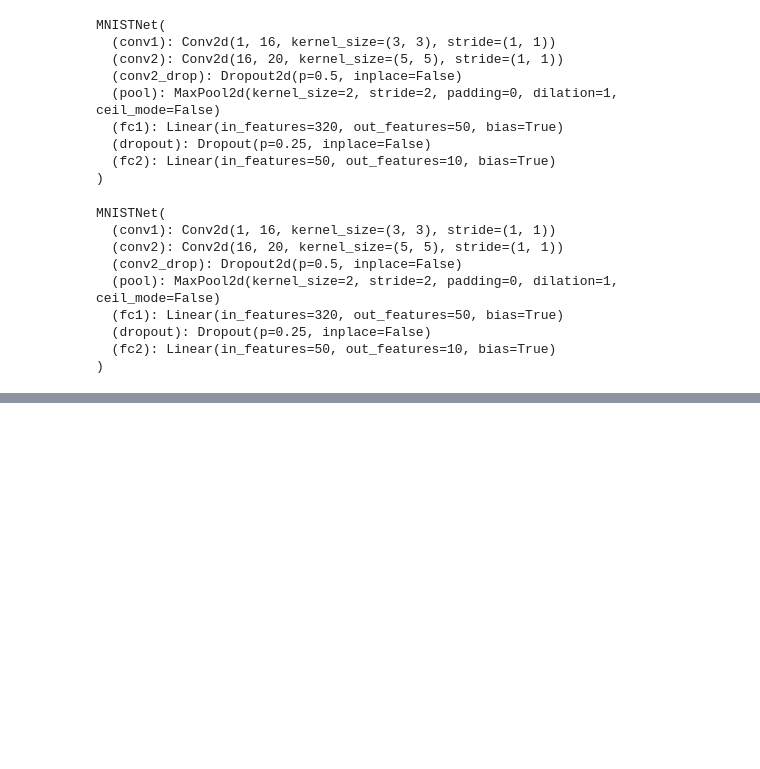
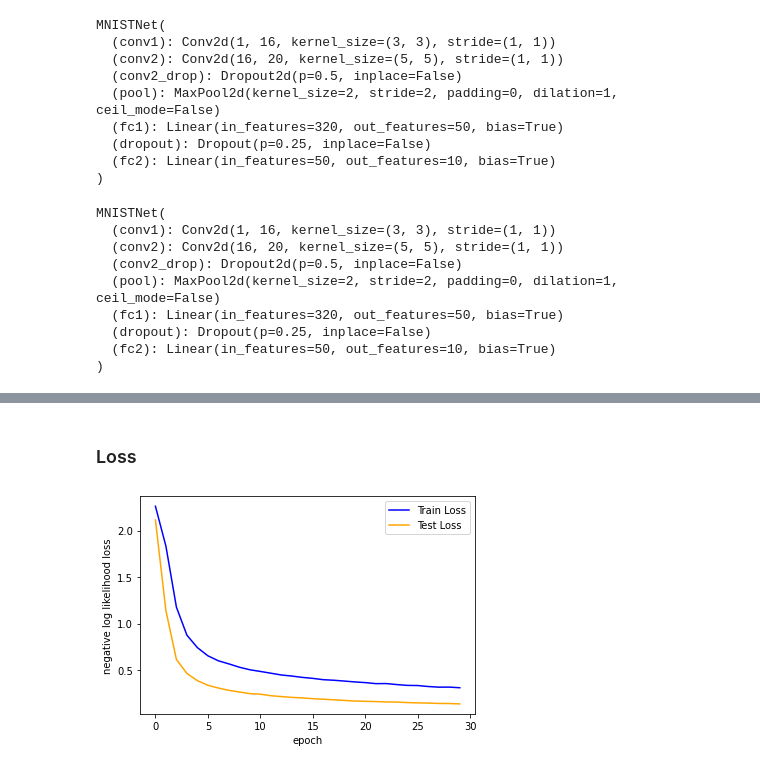
Before and after one commit to G94/melanoma_detection, a Jupyter notebook: MNIST_Training.ipynb, the cells around one changed output, grey strips where cells are left out. Drawn from its saved outputs; the diff is of its cells as text; code cells hidden in the pictures; blank space fills up the shorter version.

Commit message:
update show predictions

```diff
--- a/MNIST_Training.ipynb
+++ b/MNIST_Training.ipynb
@@ -201,6 +191,9 @@ n_epochs = 30
 valid_loss_min = np.Inf # track change in validation loss
 train_history = []
 valid_history = []
+
+
+
 for epoch in range(1, n_epochs+1):
 
     # keep track of training and validation loss
@@ -213,6 +206,7 @@ for epoch in range(1, n_epochs+1):
     model.train()
     correct_train = 0
     correct_valid = 0
+
     for data, target in train_loader:
         # move tensors to GPU if CUDA is available
         if train_on_gpu:
@@ -238,7 +232,7 @@ for epoch in range(1, n_epochs+1):
     # validate the model #
     ######################
     model.eval()
-    for data, target in test_loader:
+    for data, target in valid_loader:
         # move tensors to GPU if CUDA is available
         if train_on_gpu:
             data, target = data.cuda(), target.cuda()
@@ -254,13 +248,16 @@ for epoch in range(1, n_epochs+1):
 
     # calculate average losses
     train_loss = train_loss/len(train_loader.sampler)
-    valid_loss = valid_loss/len(test_loader.sampler)
+    valid_loss = valid_loss/len(valid_loader.sampler)
 
-    train_history.append(train_loss)
-    valid_history.append(valid_loss)
+    # calculate the accuracy
+    accuracy_train = 100. * correct_train / len(train_loader.sampler)
+    accuracy_valid = 100. * correct_valid/ len(valid_loader.sampler)
 
-    accuracy_train = 100. * correct_train / len(train_loader.dataset)
-    accuracy_valid = 100. * correct_valid/ len(test_loader.dataset)
-    print('Epoch: {} \tTraining Loss - Accuracy: {:.6f}, {:.6f} \tValidation Loss -  Accuracy: {:.6f}, {:.6f}'.format(
+    train_history.append([train_loss, accuracy_train])
+    valid_history.append([valid_loss, accuracy_valid])
+
+
+    print('Epoch: {} \tTraining Loss {:.6f} - Accuracy:  {:.6f} \tValidation Loss {:.6f} -  Accuracy: {:.6f}'.format(
         epoch, train_loss, accuracy_train,  valid_loss, accuracy_valid))
 # %% [output]
@@ -283,0 +281,14 @@ Epoch: 30       Training Loss - Accuracy: 0.318949, 72.543335   Validation Loss
+# %% [markdown]
+### Loss
+# %%
+fig = plt.figure()
+
+plt.plot(range(n_epochs), np.array(train_history)[0:, 0], color = 'blue')
+plt.plot(range(n_epochs), np.array(valid_history)[0:, 0], color = 'orange')
+
+plt.legend(['Train Loss', 'Test Loss'], loc = 'upper right')
+plt.xlabel('epoch')
+plt.ylabel('negative log likelihood loss')
+plt.show()
+# %% [output]
+[figure, added]
```
Also changed, not shown: parts of 15 cells of this notebook.
